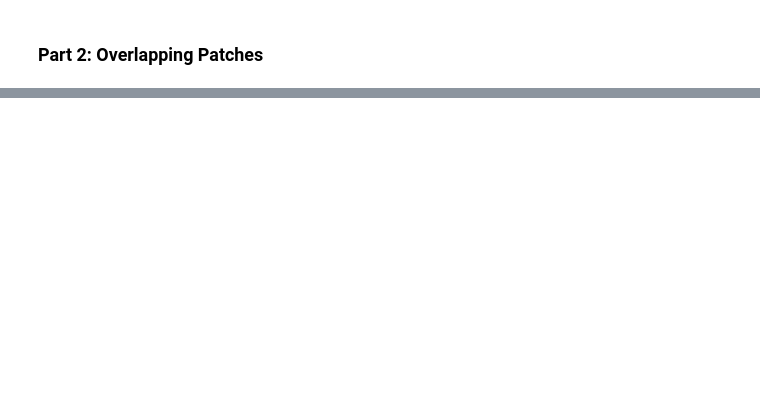
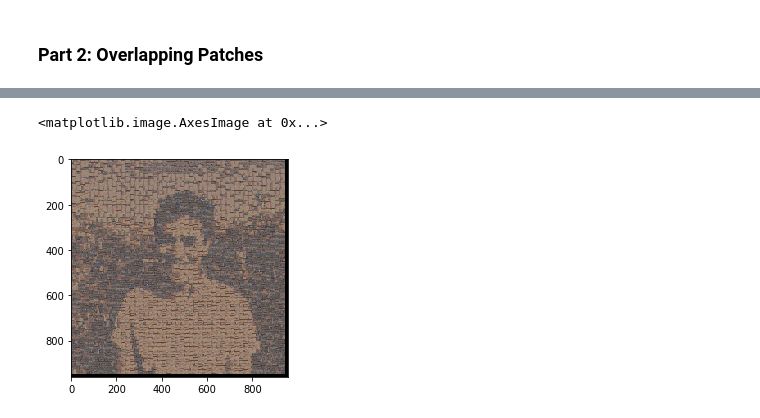
Before and after one commit to SauravShroff/LightFieldCamera, a Jupyter notebook: ImageQuilting.ipynb, the cells around one changed output, grey strips where cells are left out. Cells and saved outputs as stored; diff of their text form; code cells hidden in the pictures; blank space fills up the shorter version.

```diff
--- a/ImageQuilting.ipynb
+++ b/ImageQuilting.ipynb
@@ -107,0 +199,6 @@ imshow(im)
+# %%
+s = imread('saurav_out_of_bricks.png')
+imshow(s)
+# %% [output]
+<matplotlib.image.AxesImage at 0x...>
+[figure, added]
```
Also changed, not shown: parts of 13 cells of this notebook.
